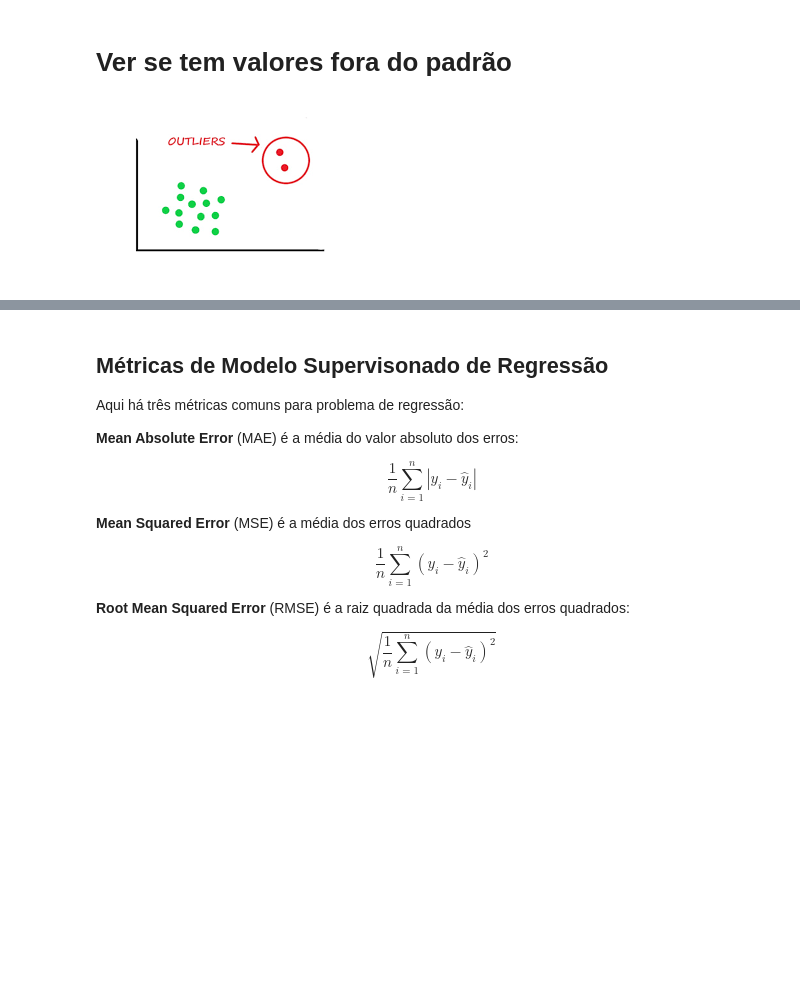
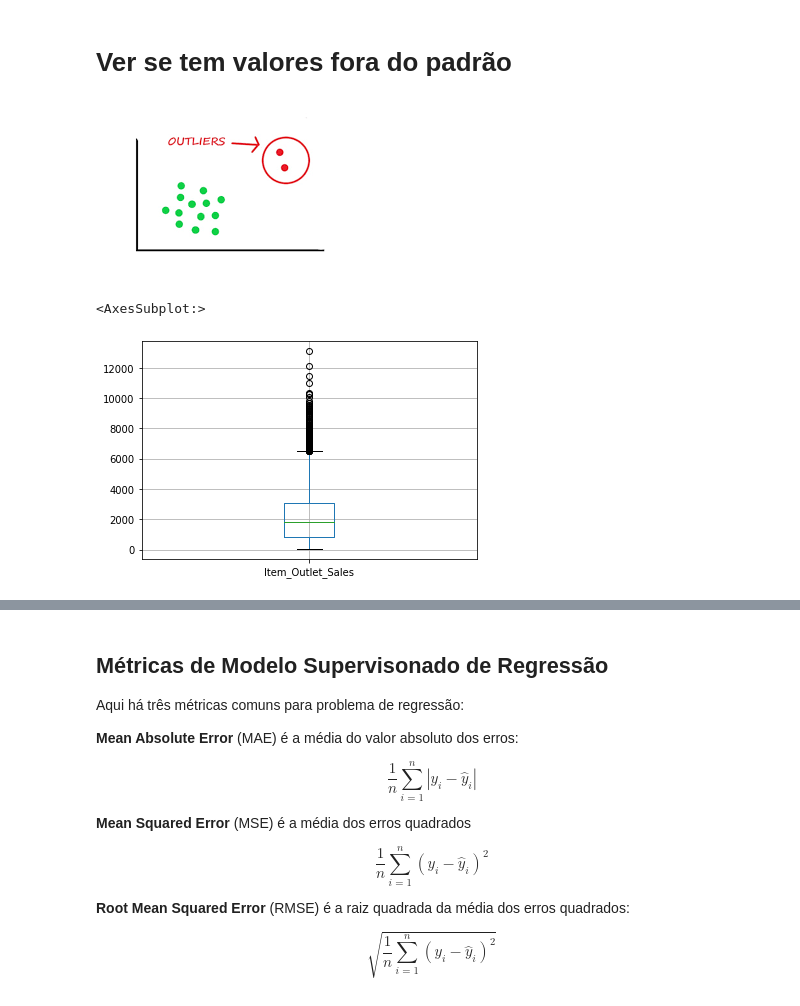
Before and after one commit to fgiordanelli/Projeto1, a Jupyter notebook: Projeto 6.ipynb, the cells around one changed output, grey strips where cells are left out. Drawn from its saved outputs; the diff is of its cells as text; code cells hidden in the pictures; blank space fills up the shorter version.

```diff
--- a/Projeto 6.ipynb
+++ b/Projeto 6.ipynb
@@ -52,3 +63,8 @@ df
 # Ver se tem valores fora do padrão
 
 ![image.png](embedded-picture-1)
+# %%
+df[['Item_Outlet_Sales']].boxplot()
+# %% [output]
+<AxesSubplot:>
+[figure, added]
```
Also changed, not shown: parts of 24 cells of this notebook, 2 other files.
